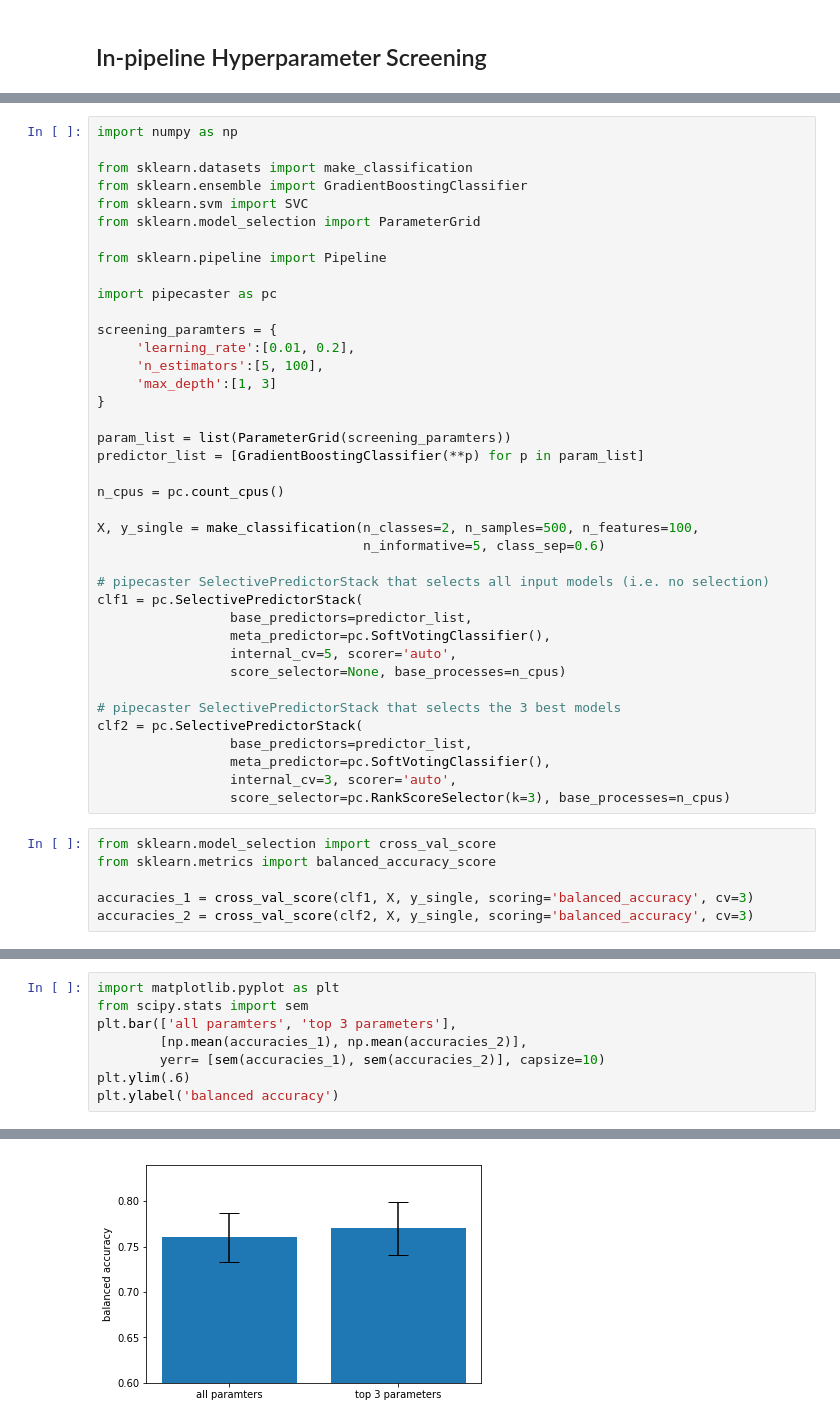
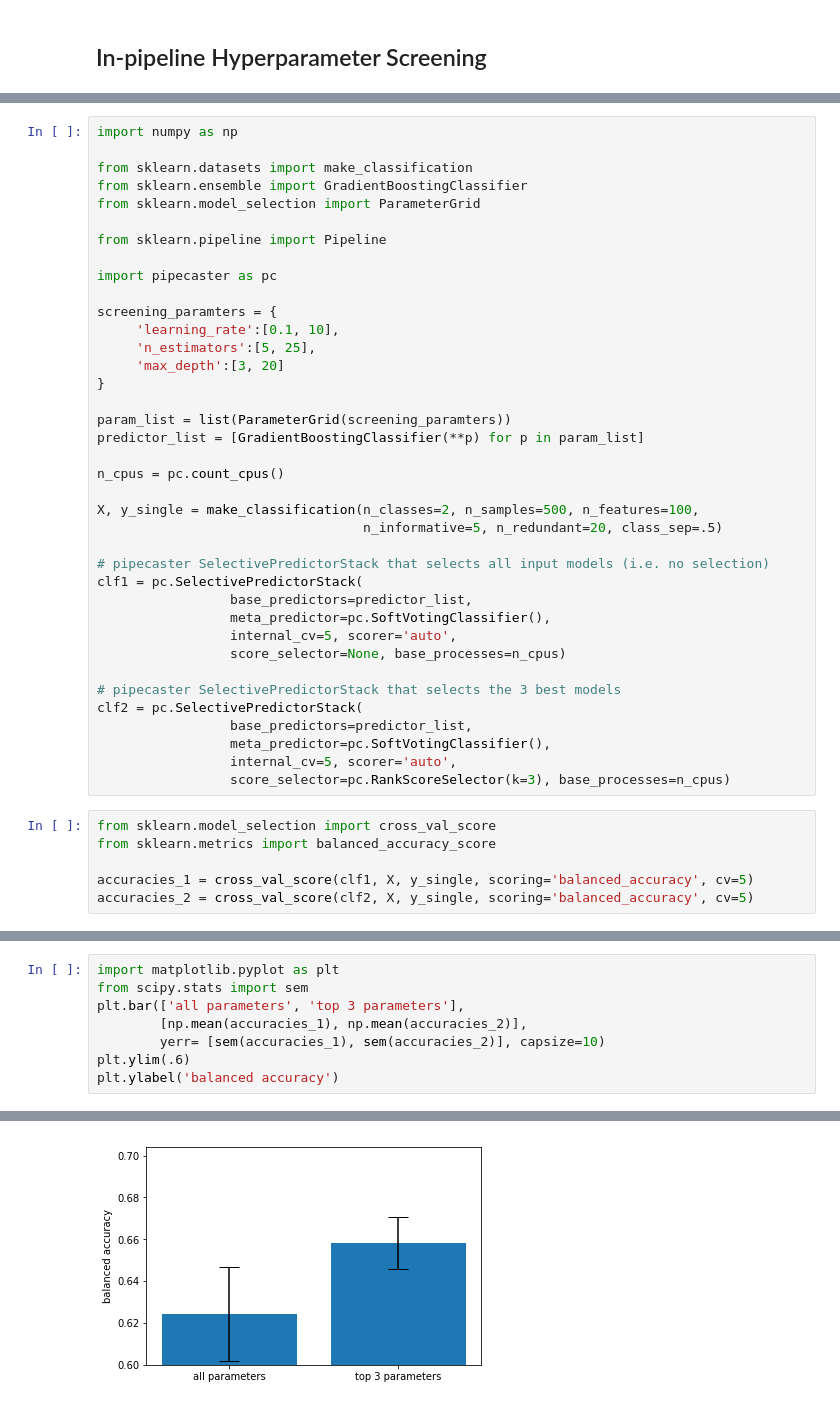
Before and after one commit to ajcallegari/scikit-multichannel, a Jupyter notebook: tutorial.ipynb, the cells around one changed output, grey strips where cells are left out. Drawn from its saved outputs; the diff is of its cells as text.

```diff
--- a/tutorial.ipynb
+++ b/tutorial.ipynb
@@ -511,7 +509,6 @@ import numpy as np
 
 from sklearn.datasets import make_classification
 from sklearn.ensemble import GradientBoostingClassifier
-from sklearn.svm import SVC
 from sklearn.model_selection import ParameterGrid
 
 from sklearn.pipeline import Pipeline
@@ -519,9 +516,9 @@ from sklearn.pipeline import Pipeline
 import pipecaster as pc
 
 screening_paramters = {
-     'learning_rate':[0.01, 0.2],
-     'n_estimators':[5, 100],
-     'max_depth':[1, 3]
+     'learning_rate':[0.1, 10],
+     'n_estimators':[5, 25],
+     'max_depth':[3, 20]
 }
 
 param_list = list(ParameterGrid(screening_paramters))
@@ -530,7 +527,7 @@ predictor_list = [GradientBoostingClassifier(**p) for p in param_list]
 n_cpus = pc.count_cpus()
 
 X, y_single = make_classification(n_classes=2, n_samples=500, n_features=100,
-                                  n_informative=5, class_sep=0.6)
+                                  n_informative=5, n_redundant=20, class_sep=.5)
 
 # pipecaster SelectivePredictorStack that selects all input models (i.e. no selection)
 clf1 = pc.SelectivePredictorStack(
@@ -543,11 +540,11 @@ clf1 = pc.SelectivePredictorStack(
 clf2 = pc.SelectivePredictorStack(
                  base_predictors=predictor_list,
                  meta_predictor=pc.SoftVotingClassifier(),
-                 internal_cv=3, scorer='auto',
+                 internal_cv=5, scorer='auto',
                  score_selector=pc.RankScoreSelector(k=3), base_processes=n_cpus)
 # %%
 from sklearn.model_selection import cross_val_score
 from sklearn.metrics import balanced_accuracy_score
 
-accuracies_1 = cross_val_score(clf1, X, y_single, scoring='balanced_accuracy', cv=3)
-accuracies_2 = cross_val_score(clf2, X, y_single, scoring='balanced_accuracy', cv=3)
+accuracies_1 = cross_val_score(clf1, X, y_single, scoring='balanced_accuracy', cv=5)
+accuracies_2 = cross_val_score(clf2, X, y_single, scoring='balanced_accuracy', cv=5)
@@ -557,12 +551,12 @@ File descriptor limit 256 is too low for production servers and may result in co
 # %%
 import matplotlib.pyplot as plt
 from scipy.stats import sem
-plt.bar(['all paramters', 'top 3 parameters'],
+plt.bar(['all parameters', 'top 3 parameters'],
         [np.mean(accuracies_1), np.mean(accuracies_2)],
         yerr= [sem(accuracies_1), sem(accuracies_2)], capsize=10)
 plt.ylim(.6)
 plt.ylabel('balanced accuracy')
 # %% [output]
 Text(0, 0.5, 'balanced accuracy')
-[figure, old version]
+[figure, new version]
 # %%
```
Also changed, not shown: parts of 6 cells of this notebook, 2 other files.
